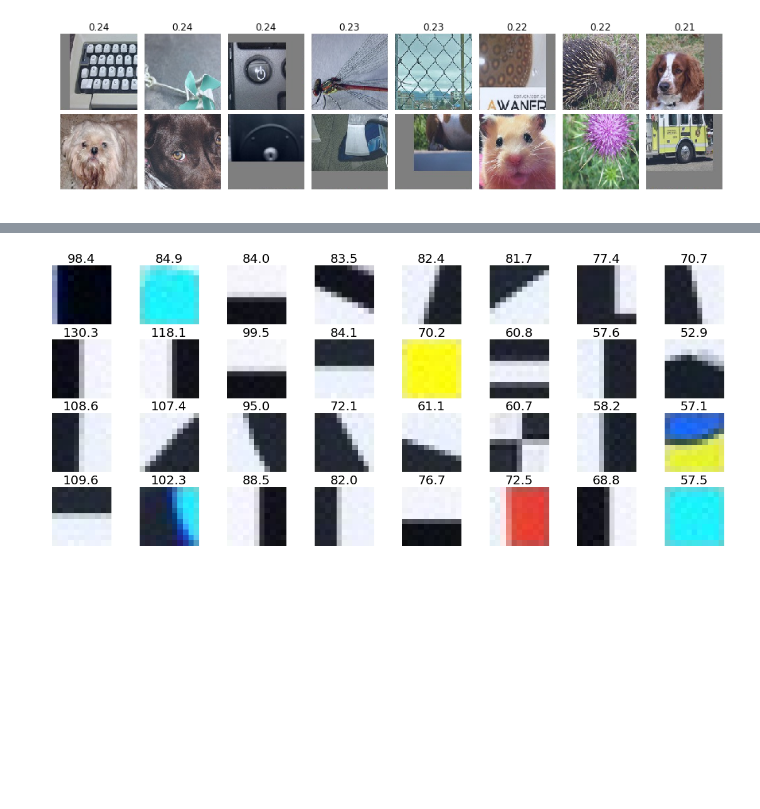
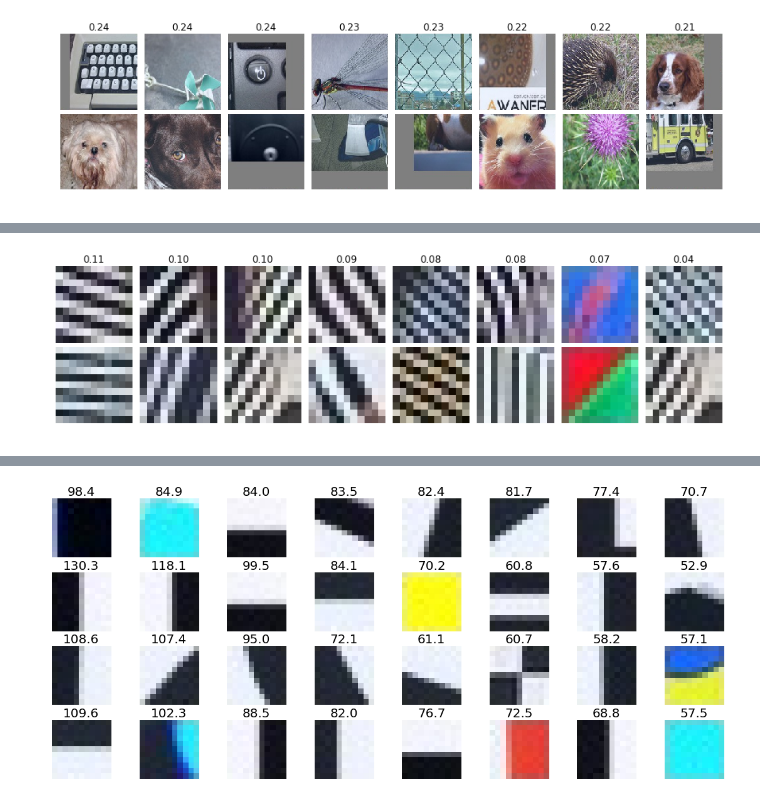
Before and after one commit to YixuanLi/convergent_learning, a Jupyter notebook: experiments/convergent_learning_notebook.ipynb, the cells around one changed output, grey strips where cells are left out. Saved outputs shown, nothing was run; the diff lists cells and outputs as text; code cells hidden in the pictures; blank space fills up the shorter version.

```diff
--- a/experiments/convergent_learning_notebook.ipynb
+++ b/experiments/convergent_learning_notebook.ipynb
@@ -271,0 +299,5 @@ We apply the same matching technique (greedy matching) to the between-net mutual
+# %%
+# Conv1, worsr match
+plot_top_bot_matches('conv1', conv1_mi, False)
+# %% [output]
+[figure, added]
```
Also changed, not shown: parts of 26 cells of this notebook.
